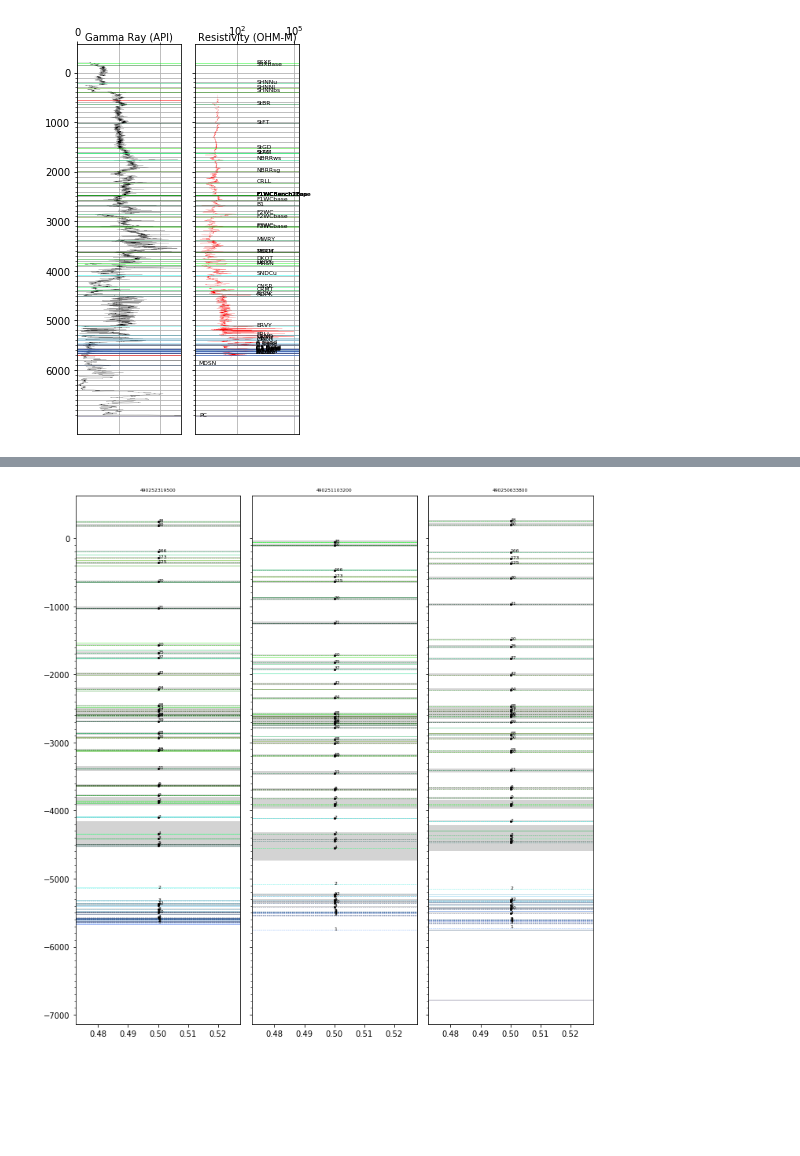
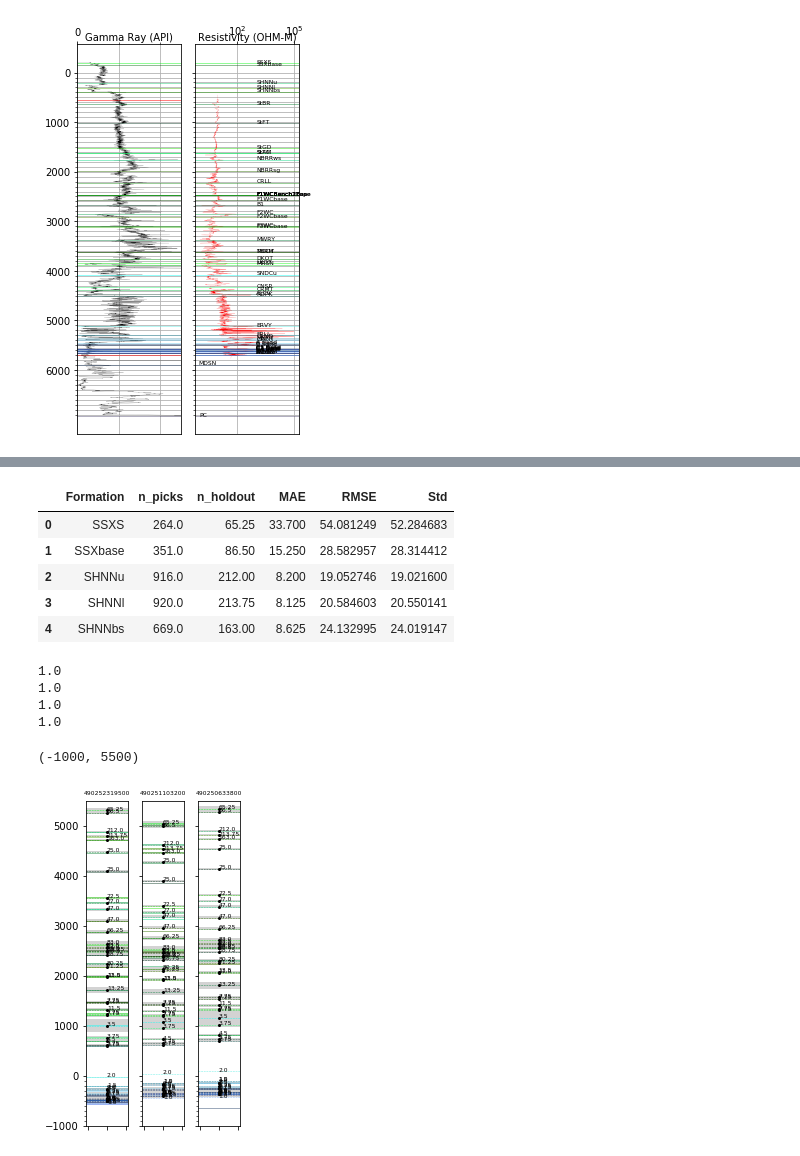
Before and after one commit to jessepisel/matrixfactorization, a Jupyter notebook: type log.ipynb, the cells around one changed output, grey strips where cells are left out. Saved outputs shown, nothing was run; the diff lists cells and outputs as text; code cells hidden in the pictures; blank space fills up the shorter version.

```diff
--- a/type log.ipynb
+++ b/type log.ipynb
@@ -24,7 +46,7 @@ tops['New_MD'] = tops.MD.values
 #upper_top = upper_top[upper_top.New_MD<387] #uncomment for type log
 #lower_top = lower_top[lower_top.New_MD>5300] #uncomment for type log
 # %%
-strat_order = ['SSXS', 'SSXbase','SHNNu', 'SHNNl','SHNNbs','StBR','StFT','StGD','StAM','StTC','NBRRws','NBRRsg','CRLL',
+strat_order = ['SSXS', 'SSXbase','SHNNu', 'SHNNl','SHNNbs','StBR','StFT','StGD','StAM','NBRRws','NBRRsg','CRLL',
                 'F1WC',
 'F1WCBench1Base', 'F1WCBench2Top', 'F1WCBench2Base', 'F1WCBench3Top',
 'F1WCbase','B1','F2WC','F2WCbase',
@@ -180,9 +204,14 @@ plt.tight_layout()
 #plt.savefig('composite_section.pdf')
 # %% [output]
 [figure]
+# %%
+errors = pd.read_csv('error_teapot.csv')
+upper = pd.read_csv('upper_well.csv', index_col=[0])
+middle = pd.read_csv('middle_well.csv', index_col=[0])
+lower = pd.read_csv('lower_well.csv', index_col=[0])
 # %%
 import matplotlib.patches as patches
-fig1 = plt.figure(figsize=(4,6))
+fig1 = plt.figure(figsize=(20,20))
 for i in enumerate(strat_order):
     width = 1
     height = 1
@@ -191,8 +220,8 @@ for i in enumerate(strat_order):
     ax1 = fig1.add_subplot(111, aspect='equal')
     ax1.add_patch(
         patches.Rectangle((0, i[0]*-1), width, height, color=colors_to_plot[i[1]]))
-    ax1.annotate(i[1], (1.5, -1*i[0]), fontsize=6)
-    ax1.annotate(errors[errors.formation == i[1]].n_picks.values[0],  (6, -1*i[0]), fontsize=6)
+    ax1.annotate(i[1], (1.5, -1*i[0]), fontsize=12)
+    ax1.annotate(vc[vc.index ==i[1]].values[0],  (6, -1*i[0]), fontsize=12)
     plt.ylim(-59,1)
     plt.xlim(lims)
 plt.tight_layout()
@@ -203,29 +233,29 @@ plt.axis('off')
-# %%
-errors = pd.read_csv('error_teapot.csv', index_col=[0])
-upper = pd.read_csv('upper_well.csv', index_col=[0])
-middle = pd.read_csv('middle_well.csv', index_col=[0])
-lower = pd.read_csv('lower_well.csv', index_col=[0])
+# %%
+errors.head()
+# %% [output]
+|  | Formation | n_picks | n_holdout | MAE | RMSE | Std |
+| 0 | SSXS | 264.0 | 65.25 | 33.700 | 54.081249 | 52.284683 |
+| 1 | SSXbase | 351.0 | 86.50 | 15.250 | 28.582957 | 28.314412 |
+| 2 | SHNNu | 916.0 | 212.00 | 8.200 | 19.052746 | 19.021600 |
+| 3 | SHNNl | 920.0 | 213.75 | 8.125 | 20.584603 | 20.550141 |
+| 4 | SHNNbs | 669.0 | 163.00 | 8.625 | 24.132995 | 24.019147 |
 # %%
-fig, [ax1, ax2, ax3] = plt.subplots(1, 3, sharey=True, figsize=(10,10))
+fig, [ax1, ax2, ax3] = plt.subplots(1, 3, sharey=True, figsize=(3,5))
 
 for top in strat_order:
     try:
-        depth = upper[upper.Formation == top]['SS_pred'].values[0]-5108
-        #ax3.axhline(y=depth, color=colors_to_plot[top], linestyle="-", alpha=0.5)
+        depth = upper[upper.Formation == top]['SS_pred'].values[0]#-5108 #ground level
         ax2.axhline(y=depth, color=colors_to_plot[top], linestyle="--", alpha=0.9, linewidth=0.5)
-        if errors[errors.formation ==top].stdev.values[0] >0:
-            #print(errors[errors.formation ==top].stdev.values[0], top)
-            ax2.errorbar(0.5, depth, yerr=errors[errors.formation ==top].stdev.values[0], fmt='o',markersize=2, color='black',
+        if errors[errors.Formation ==top].Std.values[0] >0:
+            ax2.errorbar(0.5, depth, yerr=errors[errors.Formation ==top].Std.values[0], fmt='o',markersize=2, color='black',
                          ecolor='lightgray', elinewidth=500, capsize=0);
 
-        ax2.annotate(errors[errors.formation ==top].n_holdout.values[0], (0.5,depth), fontsize=6)
+        ax2.annotate(errors[errors.Formation ==top].n_holdout.values[0], (0.5,depth), fontsize=6)
     except:
-        pass
+        print(errors[errors.Formation ==top].n_holdout.values[0])
     try:
-        right_depth = upper_top[upper_top.Formation == top]['SS'].values[0]-5108
+        right_depth = upper_top[upper_top.Formation == top]['SS'].values[0]#-5108
         ax2.axhline(y=right_depth, color=colors_to_plot[top], linestyle="-", alpha=0.9, linewidth=0.5)
-        #ax2.annotate(top+' correct', (0.48, right_depth), fontsize=6)
-
     except:
         pass
 
@@ -234,20 +264,20 @@ for top in strat_order:
 
 for top in strat_order:
     try:
-        depth = lower[lower.Formation == top]['SS_pred'].values[0]-5184
+        depth = lower[lower.Formation == top]['SS_pred'].values[0]#-5184
         #ax3.axhline(y=depth, color=colors_to_plot[top], linestyle="-", alpha=0.5)
         ax3.axhline(y=depth, color=colors_to_plot[top], linestyle="--", alpha=0.9, linewidth=0.5)
-        if errors[errors.formation ==top].stdev.values[0] >0:
+        if errors[errors.Formation ==top].Std.values[0] >0:
             #print(errors[errors.formation ==top].stdev.values[0], top)
-            ax3.errorbar(0.5, depth, yerr=errors[errors.formation ==top].stdev.values[0], fmt='o', markersize=2,color='black',
+            ax3.errorbar(0.5, depth, yerr=errors[errors.Formation ==top].Std.values[0], fmt='o', markersize=2,color='black',
                          ecolor='lightgray', elinewidth=500, capsize=0);
-        ax3.annotate(errors[errors.formation ==top].n_holdout.values[0], (0.5,depth),fontsize=6)
+        ax3.annotate(errors[errors.Formation ==top].n_holdout.values[0], (0.5,depth),fontsize=6)
 
         #lt.annotate(top, (np.random.rand(1),depth))
     except:
         pass
     try:
-        right_depth = lower_top[lower_top.Formation == top]['SS'].values[0]-5108
+        right_depth = lower_top[lower_top.Formation == top]['SS'].values[0]#-5108
         ax3.axhline(y=right_depth, color=colors_to_plot[top], linestyle="-", alpha=0.9, linewidth=0.5)
         #ax3.annotate(top+' correct', (0.48, right_depth),fontsize=6)
 
@@ -257,47 +287,55 @@ for top in strat_order:
 
 for top in strat_order:
     try:
-        depth = middle[middle.Formation == top]['SS_pred'].values[0]-5105
+        depth = middle[middle.Formation == top]['SS_pred'].values[0]#-5105
         #ax3.axhline(y=depth, color=colors_to_plot[top], linestyle="-", alpha=0.5)
         ax1.axhline(y=depth, color=colors_to_plot[top], linestyle="--", alpha=0.9, linewidth=0.5)
-        if errors[errors.formation ==top].stdev.values[0] >0:
+        if errors[errors.Formation ==top].Std.values[0] >0:
             #print(errors[errors.formation ==top].stdev.values[0], top)
-            ax1.errorbar(0.5, depth, yerr=errors[errors.formation ==top].stdev.values[0], fmt='o', markersize=2, color='black',
+            ax1.errorbar(0.5, depth, yerr=errors[errors.Formation ==top].Std.values[0], fmt='o', markersize=2, color='black',
                          ecolor='lightgray', elinewidth=500, capsize=0);
-        ax1.annotate(errors[errors.formation ==top].n_holdout.values[0], (0.5,depth),fontsize=6)
+        ax1.annotate(errors[errors.Formation ==top].n_holdout.values[0], (0.5,depth),fontsize=6)
 
         #lt.annotate(top, (np.random.rand(1),depth))
     except:
         pass
     try:
-        right_depth = tops[tops.Formation == top]['SS'].values[0]-5108
+        right_depth = tops[tops.Formation == top]['SS'].values[0]#-5108
         ax1.axhline(y=right_depth, color=colors_to_plot[top], linestyle="-", alpha=0.9, linewidth=0.5)
         #ax1.annotate(top+' correct', (0.48, right_depth),fontsize=6)
 
     except:
         pass
 
-
+ax1.set_xticklabels([])
+ax2.set_xticklabels([])
+ax3.set_xticklabels([])
 major_ticks = np.arange(0, -7000, -1000)
 minor_ticks = np.arange(0, -7000, -100)
 #ax1.set_xticks(major_ticks)
 #ax1.set_xticks(minor_ticks, minor=True)
 #ax1.set_yticks(major_ticks)
 ax1.set_yticks(minor_ticks, minor=True)
 #ax1.grid(True, which='both')
 #ax1.xaxis.grid(True, which='minor')
 ax1.set_title(tops.API.unique()[0], fontsize=6)
 #ax2.set_yticks(major_ticks)
 ax2.set_yticks(minor_ticks, minor=True)
 #ax2.grid(True, which='both')
 #ax2.xaxis.grid(True, which='minor')
 ax2.set_title(upper_top.API.unique()[0], fontsize=6)
 #ax3.set_yticks(major_ticks)
 ax3.set_yticks(minor_ticks, minor=True)
 #ax3.grid(True, which='both')
 #ax3.xaxis.grid(True, which='minor')
 ax3.set_title(lower_top.API.unique()[0], fontsize=6)
 plt.tight_layout()
-plt.savefig('predictions.pdf')
+plt.savefig('predictions.svg')
+plt.ylim(-1000,5500)
 # %% [output]
+1.0
+1.0
+1.0
+1.0
+(-1000, 5500)
-[figure, old version]
+[figure, new version]
```
Also changed, not shown: parts of 8 cells of this notebook, 36 other files.
